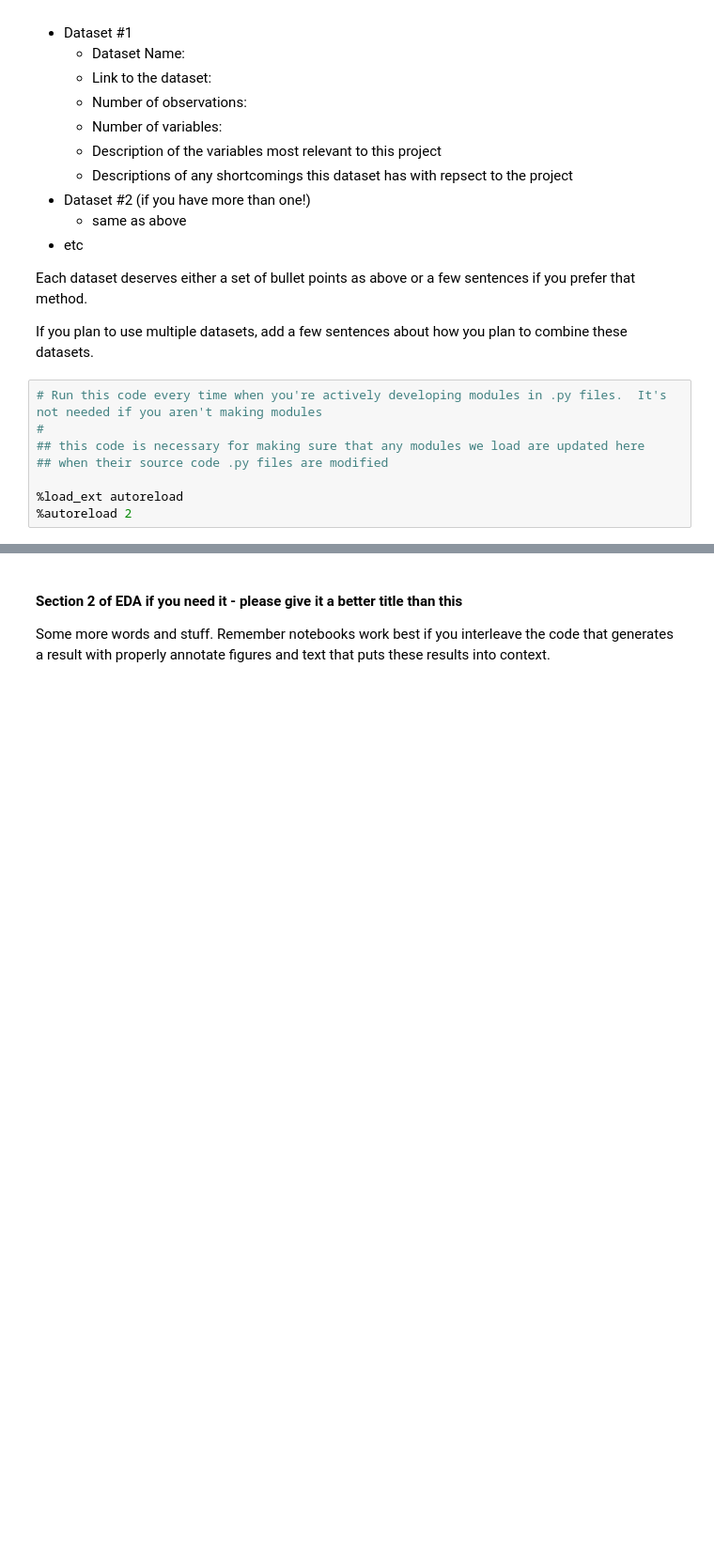
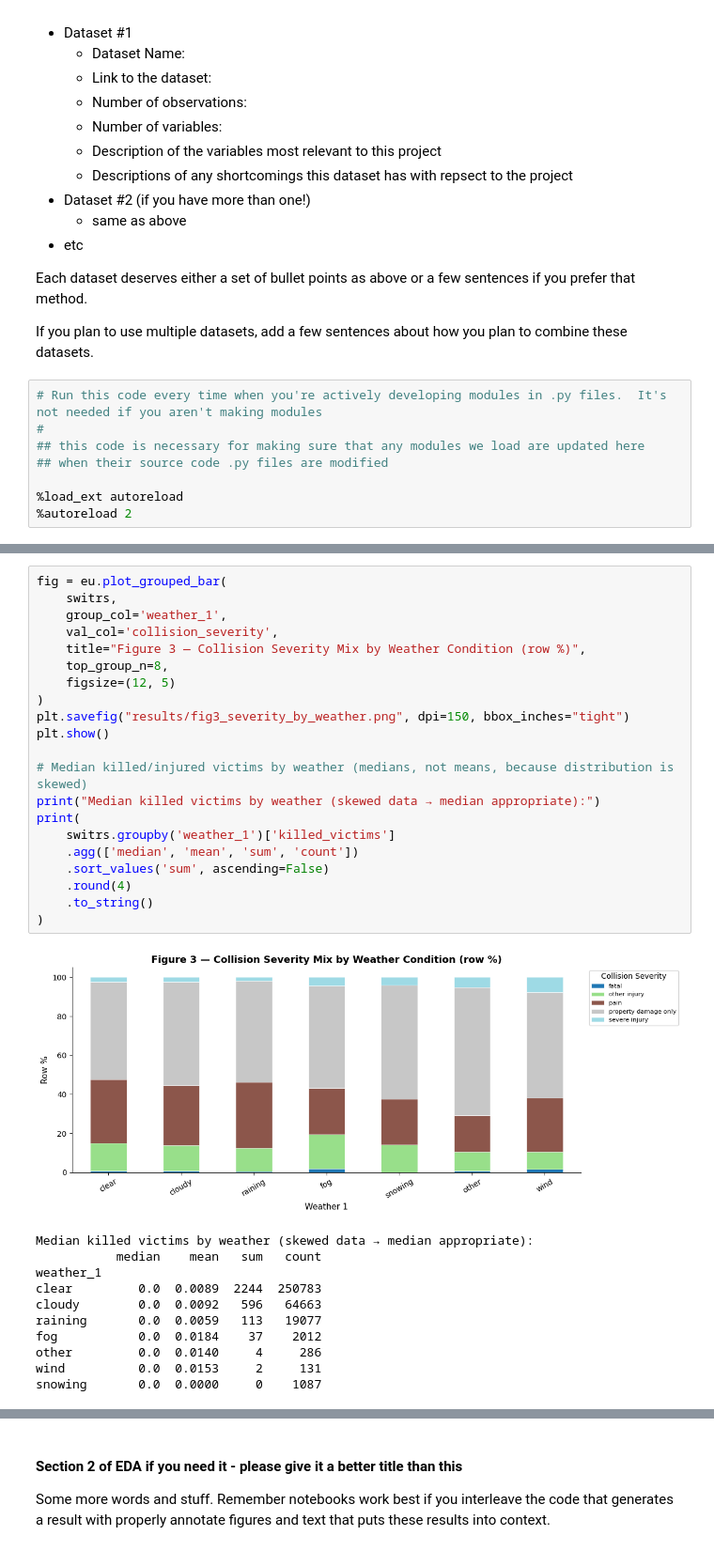
Before and after one commit to COGS108/Group094_WI26, a Jupyter notebook: 02-EDACheckpoint.ipynb, the cells around one changed output, grey strips where cells are left out. Shown at 94% size. Cells and saved outputs as stored; diff of their text form; blank space fills up the shorter version.

```diff
--- a/02-EDACheckpoint.ipynb
+++ b/02-EDACheckpoint.ipynb
@@ -1155,0 +1074,33 @@ Some more words and stuff.  Remember notebooks work best if you interleave the c
+# %%
+fig = eu.plot_grouped_bar(
+    switrs,
+    group_col='weather_1',
+    val_col='collision_severity',
+    title="Figure 3 — Collision Severity Mix by Weather Condition (row %)",
+    top_group_n=8,
+    figsize=(12, 5)
+)
+plt.savefig("results/fig3_severity_by_weather.png", dpi=150, bbox_inches="tight")
+plt.show()
+
+# Median killed/injured victims by weather (medians, not means, because distribution is skewed)
+print("Median killed victims by weather (skewed data → median appropriate):")
+print(
+    switrs.groupby('weather_1')['killed_victims']
+    .agg(['median', 'mean', 'sum', 'count'])
+    .sort_values('sum', ascending=False)
+    .round(4)
+    .to_string()
+)
+# %% [output]
+[figure, added]
+Median killed victims by weather (skewed data → median appropriate):
+           median    mean   sum   count
+weather_1
+clear         0.0  0.0089  2244  250783
+cloudy        0.0  0.0092   596   64663
+raining       0.0  0.0059   113   19077
+fog           0.0  0.0184    37    2012
+other         0.0  0.0140     4     286
+wind          0.0  0.0153     2     131
+snowing       0.0  0.0000     0    1087
```
Also changed, not shown: parts of 23 cells of this notebook, 12 other files.
